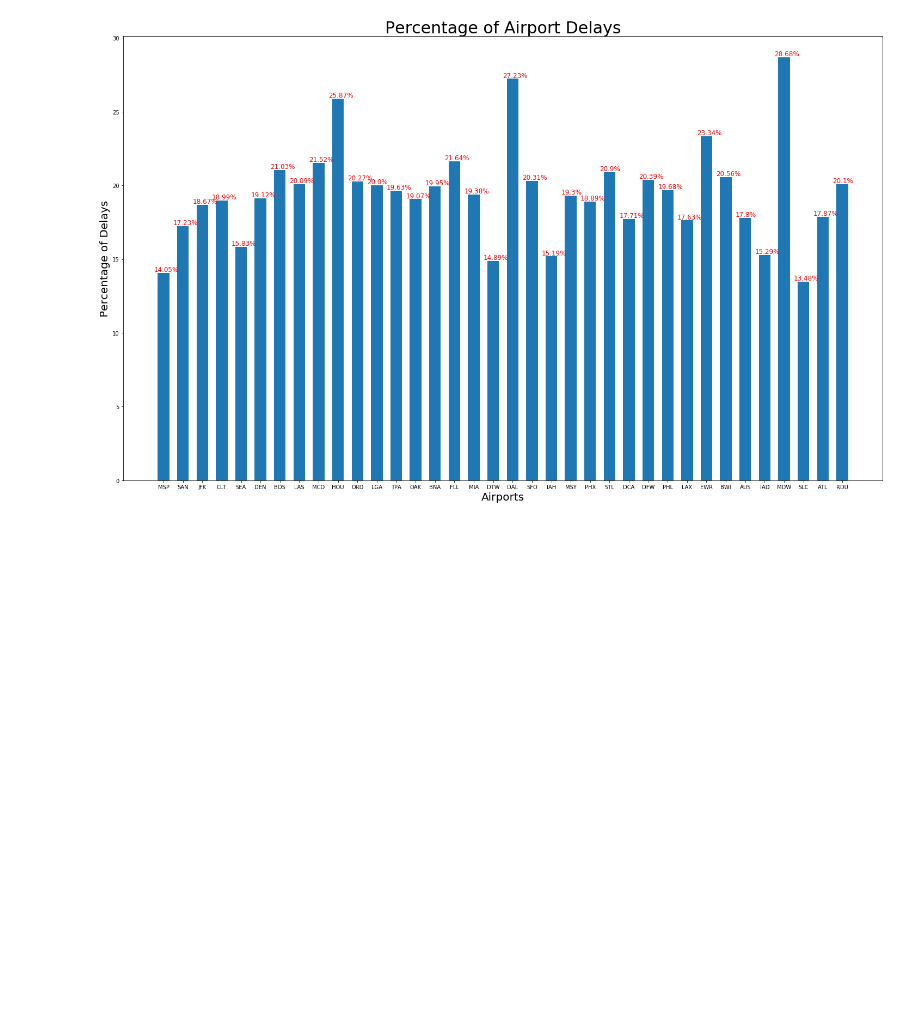
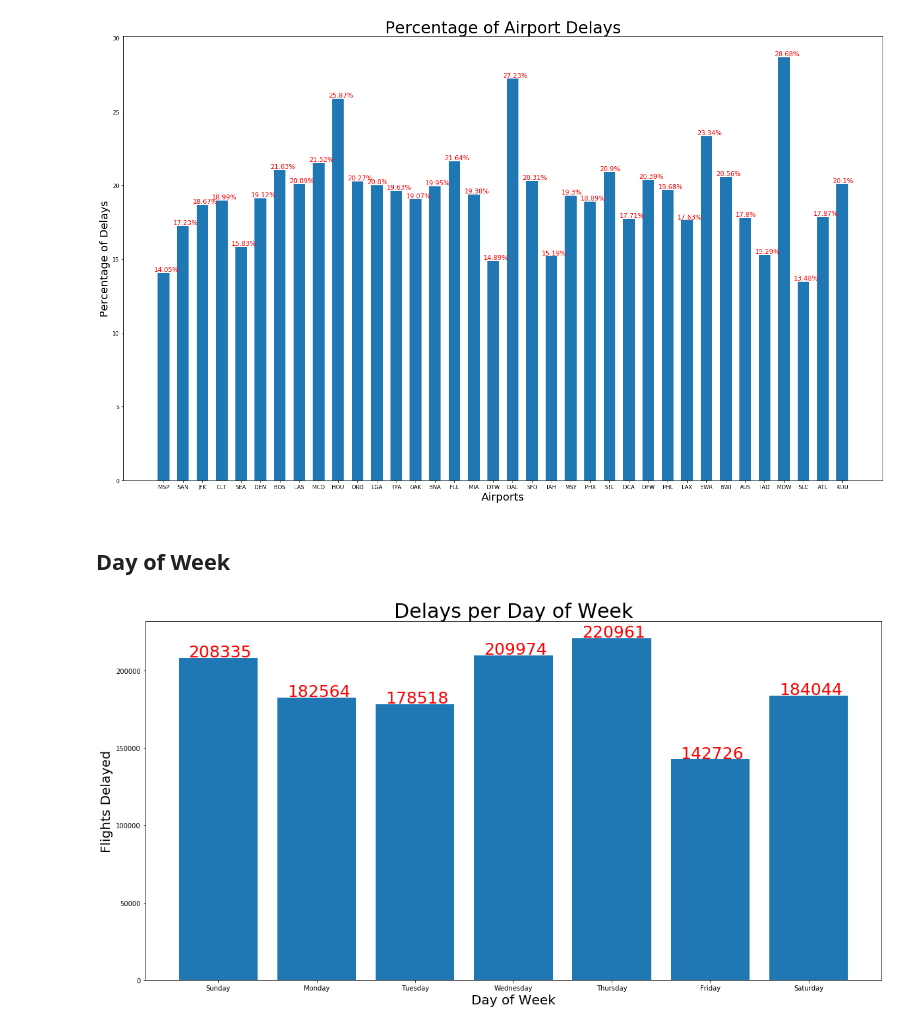
Before and after one commit to Arimorris/delays, a Jupyter notebook: visuals .ipynb, the cells around one changed output. Saved outputs shown, nothing was run; the diff lists cells and outputs as text; code cells hidden in the pictures; blank space fills up the shorter version.

Commit message:
weekday info

```diff
--- a/visuals .ipynb
+++ b/visuals .ipynb
@@ -251,3 +251,10 @@ for a,b in zip(range(37), p_pct):
 plt.show()
 # %% [output]
 [figure]
+# %% [markdown]
+## Day of Week
+# %%
+# get amount of delays per day of week
+week = delay['DAY_OF_WEEK'].value_counts()
+weekday = ['Sunday', 'Monday', 'Tuesday', 'Wednesday', 'Thursday', 'Friday', 'Saturday']
+weekfreq = [week[x] for x in range(1,8)]
@@ -253,0 +269,12 @@ plt.show()
+# %%
+plt.figure(figsize=(20,10))
+plt.bar(weekday, weekfreq)
+plt.title("Delays per Day of Week", fontsize =30)
+plt.xlabel('Day of Week', fontsize =20)
+plt.xticks(range(7))
+plt.ylabel('Flights Delayed', fontsize =20)
+for a,b in zip(range(7), weekfreq):
+    plt.text(a -.3, b +700, str(b), fontsize =25, color ='r')
+plt.show()
+# %% [output]
+[figure, added]
```
Also changed, not shown: parts of 2 cells of this notebook.
